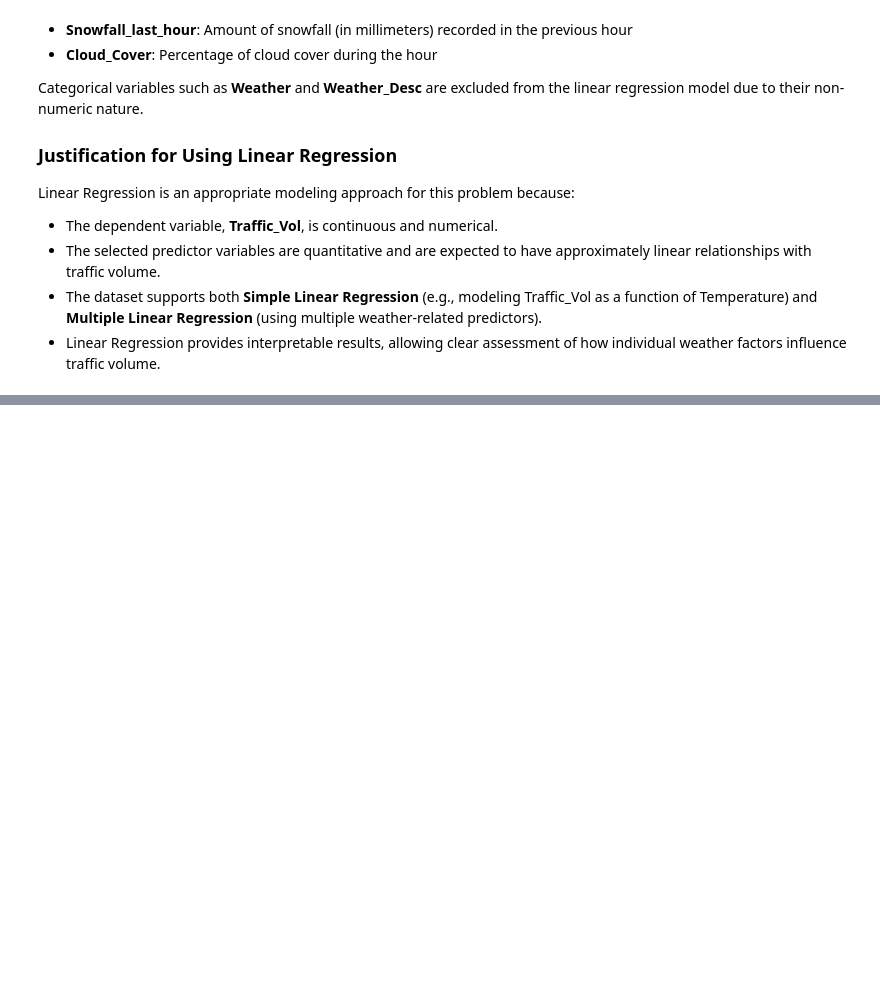
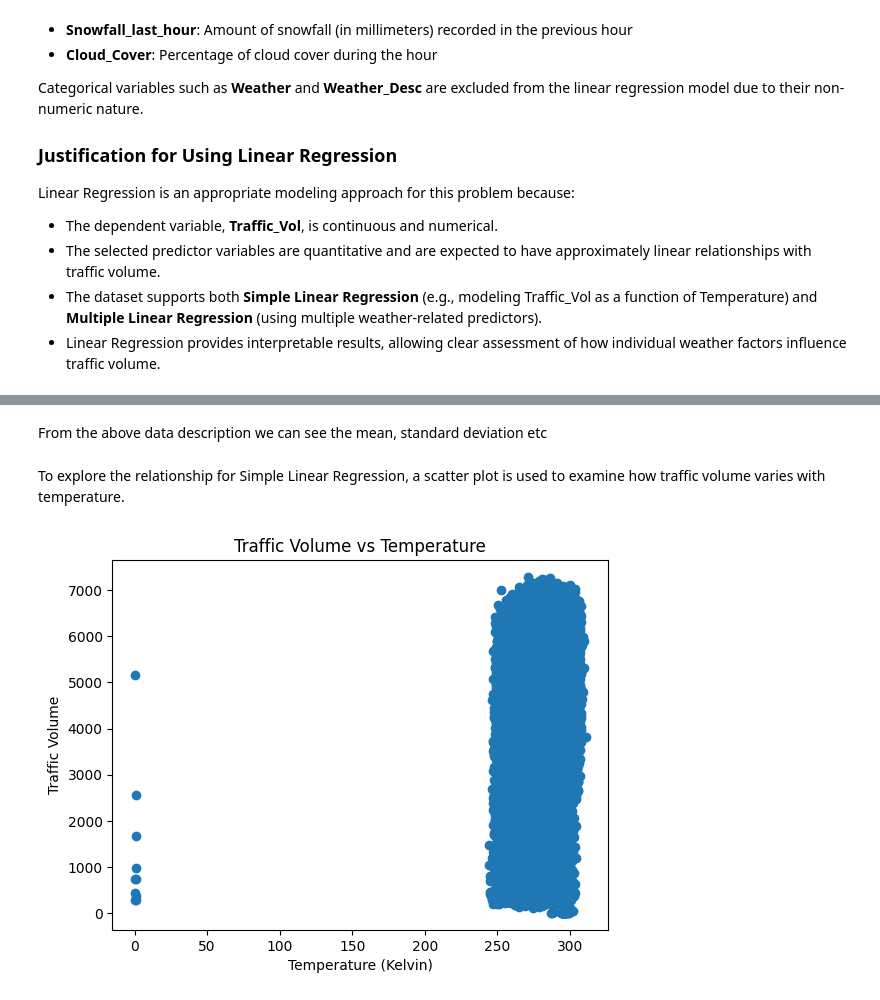
Before and after one commit to DanielMagero/Group5-ML, a Jupyter notebook: assignment/assignmentt.ipynb, the cells around one changed output, grey strips where cells are left out. Drawn from its saved outputs; the diff is of its cells as text; code cells hidden in the pictures; blank space fills up the shorter version.

```diff
--- a/assignment/assignmentt.ipynb
+++ b/assignment/assignmentt.ipynb
@@ -33,0 +40,9 @@ Linear Regression is an appropriate modeling approach for this problem because:
+# %%
+import pandas as pd
+import numpy as np
+import matplotlib.pyplot as plt
+import seaborn as sns
+
+#Load dataset
+data = pd.read_csv("train.csv")
+data.head()
@@ -33,0 +113,14 @@ Linear Regression is an appropriate modeling approach for this problem because:
+# %% [markdown]
+From the above data description we can see the mean, standard deviation etc
+# %% [markdown]
+To explore the relationship for Simple Linear Regression, a scatter plot is used to examine how traffic volume varies with temperature.
+# %%
+##Scatter plot for simple linear regression
+plt.figure()
+plt.scatter(data["Temperature"], data["Traffic_Vol"])
+plt.xlabel("Temperature (Kelvin)")
+plt.ylabel("Traffic Volume")
+plt.title("Traffic Volume vs Temperature")
+plt.show()
+# %% [output]
+[figure, added]
```
Also changed, not shown: parts of 13 cells of this notebook.
